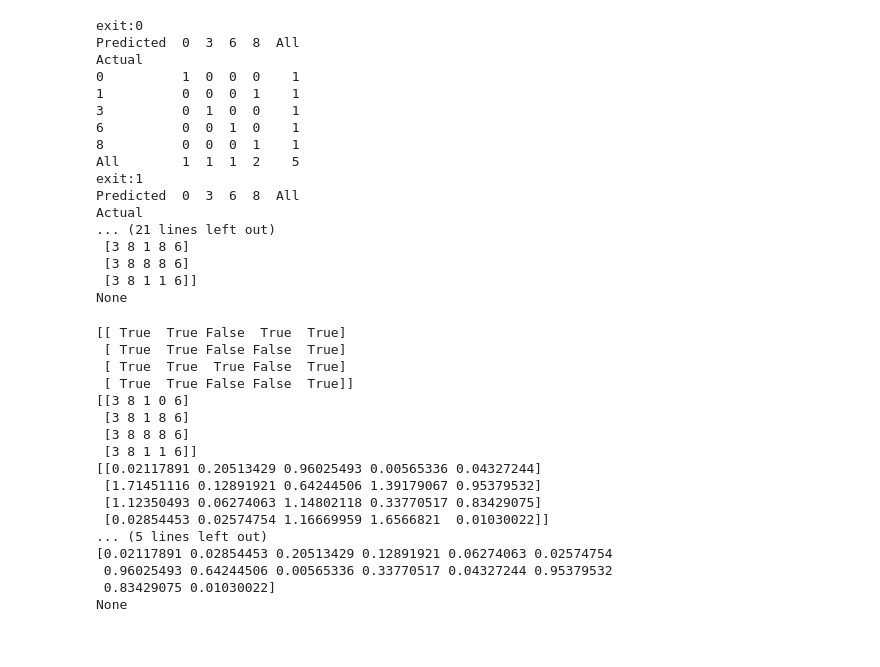
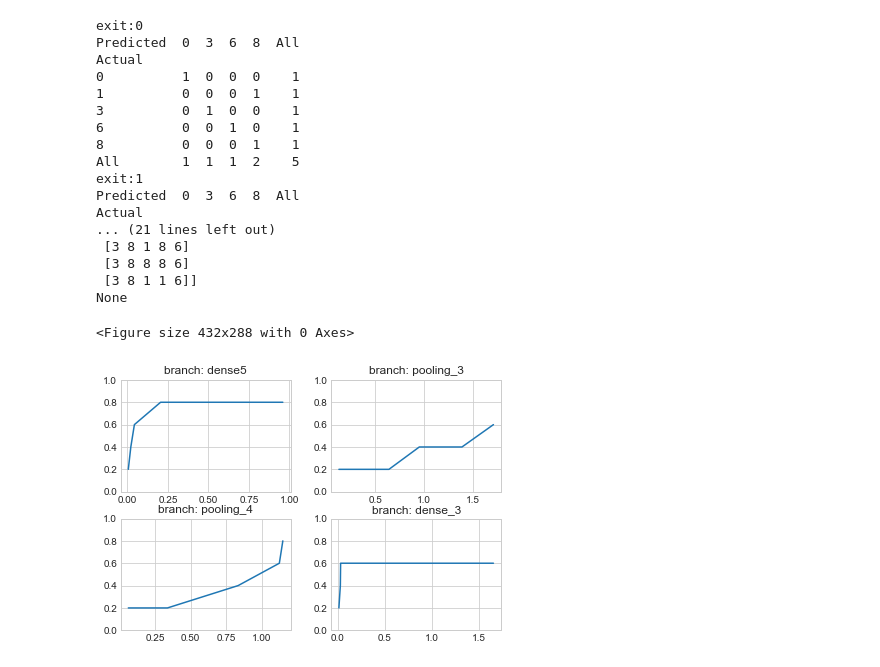
Before and after one commit to SanityLacking/BrevisNet, a Jupyter notebook: graphs.ipynb, the cells around one changed output. Drawn from its saved outputs; the diff is of its cells as text; code cells hidden in the pictures.

Commit message:
working class entropy threshold

```diff
--- a/graphs.ipynb
+++ b/graphs.ipynb
@@ -345,24 +368,9 @@ def KneeGraph(pred, labels, entropy, num_outputs, classes, output_names=[]):
 # %%
 pred = [[3, 3, 3, 3], [8, 8, 8, 8], [1, 1, 8, 1], [0, 8, 8, 1], [6, 6, 6, 6]]
 entropy = [[0.02117890713197057, 1.7145111565508644, 1.123504928401738, 0.02854453329516289], [0.2051342868918917, 0.12891920859567874, 0.06274062780065608, 0.02574753698232482], [0.9602549250481593, 0.6424450601952321, 1.148021184171209, 1.1666995927769988], [0.005653360056361332, 1.391790668156026, 0.33770517085116436, 1.6566820996289247], [0.04327244093902029, 0.9537953160858115, 0.834290747567063, 0.010300220967992246]]
 labels = [[3, 3, 3, 3], [8, 8, 8, 8], [8, 8, 8, 8], [0, 0, 0, 0], [6, 6, 6, 6]]
-y = KneeGraph(pred, labels, entropy, 4,[0,1,2,3,4,5,6,7,8,9])
-print(y)
+y = KneeGraph(pred, labels, entropy, 4,[0,1,2,3,4,5,6,7,8,9], ["dense5","pooling_3","pooling_4","dense_3"])
+# print(y)
 # %% [output]
-[[ True  True False  True  True]
- [ True  True False False  True]
- [ True  True  True False  True]
- [ True  True False False  True]]
-[[3 8 1 0 6]
- [3 8 1 8 6]
- [3 8 8 8 6]
- [3 8 1 1 6]]
-[[0.02117891 0.20513429 0.96025493 0.00565336 0.04327244]
- [1.71451116 0.12891921 0.64244506 1.39179067 0.95379532]
- [1.12350493 0.06274063 1.14802118 0.33770517 0.83429075]
- [0.02854453 0.02574754 1.16669959 1.6566821  0.01030022]]
-... (5 lines left out)
-[0.02117891 0.02854453 0.20513429 0.12891921 0.06274063 0.02574754
- 0.96025493 0.64244506 0.00565336 0.33770517 0.04327244 0.95379532
- 0.83429075 0.01030022]
-None
+<Figure size 432x288 with 0 Axes>
+[figure, added]
```
Also changed, not shown: parts of 3 cells of this notebook.
